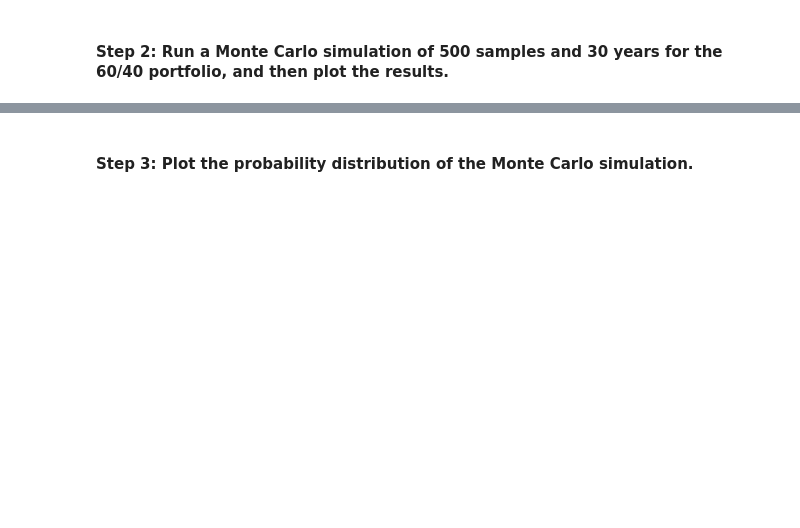
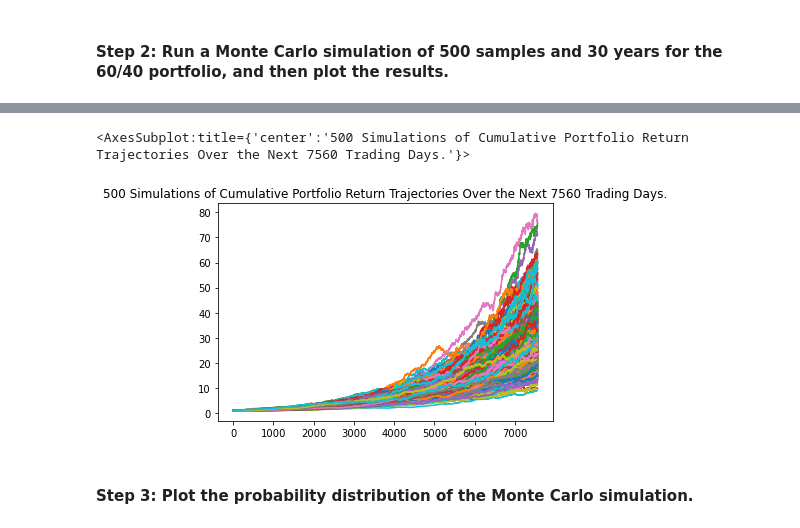
Before and after one commit to jcsung-star/Challenge_5, a Jupyter notebook: Starter_Code/financial_planning_tools.ipynb, the cells around one changed output, grey strips where cells are left out. Saved outputs shown, nothing was run; the diff lists cells and outputs as text; code cells hidden in the pictures; blank space fills up the shorter version.

```diff
--- a/Starter_Code/financial_planning_tools.ipynb
+++ b/Starter_Code/financial_planning_tools.ipynb
@@ -176,17 +204,17 @@ agg_shares = 200
 - `start_date` and `end_date`: Use the same date for these parameters, and format them with the date of the previous weekday (or `2020-08-07`). This is because you want the one closing price for the most-recent trading day.
 # %%
 # Set the tickers for both the bond and stock portion of the portfolio
-# YOUR CODE HERE
+tickers = ['SPY', 'AGG']
 
 # Set timeframe to 1D
-# YOUR CODE HERE
+timeframe = "1D"
 
 # Format current date as ISO format
 # Set both the start and end date at the date of your prior weekday
 # This will give you the closing price of the previous trading day
 # Alternatively you can use a start and end date of 2020-08-07
-# YOUR CODE HERE
-# YOUR CODE HERE
+start_date = pd.Timestamp("2020-08-07", tz="America/New_York").isoformat()
+end_date = pd.Timestamp("2020-08-07", tz="America/New_York").isoformat()
 # %% [markdown]
 #### Step 4: Get the current closing prices for `SPY` and `AGG` by using the Alpaca `get_barset` function. Format the response as a Pandas DataFrame by including the `df` property at the end of the `get_barset` function.
 # %%
@@ -347,19 +421,23 @@ In this section, you’ll use the MCForecastTools library to create a Monte Carl
 # %%
 # Set start and end dates of 3 years back from your current date
 # Alternatively, you can use an end date of 2020-08-07 and work 3 years back from that date
-# YOUR CODE HERE
-# YOUR CODE HERE
+start_date = "2018-10-21"
+end_date = "2021-10-21"
 
 # Set number of rows to 1000 to retrieve the maximum amount of rows
-# YOUR CODE HERE
+limit_rows=1000
 # %%
 # Use the Alpaca get_barset function to make the API call to get the 3 years worth of pricing data
 # The tickers and timeframe parameters should have been set in Part 1 of this activity
 # The start and end dates should be updated with the information set above
 # Remember to add the df property to the end of the call so the response is returned as a DataFrame
-# YOUR CODE HERE
-
+three_yr_portfolio = alpaca.get_barset(
+    tickers,
+    timeframe,
+    start = start_date,
+    end = end_date
+).df
 
 # Display both the first and last five rows of the DataFrame
-# YOUR CODE HERE
-# YOUR CODE HERE
+display(three_yr_portfolio.head())
+display(three_yr_portfolio.tail())
@@ -369,9 +464,15 @@ In this section, you’ll use the MCForecastTools library to create a Monte Carl
 # Configure the Monte Carlo simulation to forecast 30 years cumulative returns
 # The weights should be split 40% to AGG and 60% to SPY.
 # Run 500 samples.
-# YOUR CODE HERE
-
+thirty_year_simulation = MCSimulation(
+    portfolio_data=three_yr_portfolio,
+    weights=[0.40, 0.60],
+    num_simulation=500,
+    num_trading_days=252*30,
+)
 # Review the simulation input data
-# YOUR CODE HERE
+thirty_year_simulation
+# Set number of simulations
+num_sims = 500
 # %%
 # Run the Monte Carlo simulation to forecast 30 years cumulative returns
@@ -379,7 +511,10 @@ In this section, you’ll use the MCForecastTools library to create a Monte Carl
 # %%
-# Visualize the 30-year Monte Carlo simulation by creating an
+### Visualize the 30-year Monte Carlo simulation by creating an
 # overlay line plot
-# YOUR CODE HERE
+thirty_year_simulation.plot_simulation()
+# %% [output]
+<AxesSubplot:title={'center':'500 Simulations of Cumulative Portfolio Return Trajectories Over the Next 7560 Trading Days.'}>
+[figure, added]
 # %% [markdown]
 #### Step 3: Plot the probability distribution of the Monte Carlo simulation.
 # %%
```
Also changed, not shown: parts of 35 cells of this notebook.
